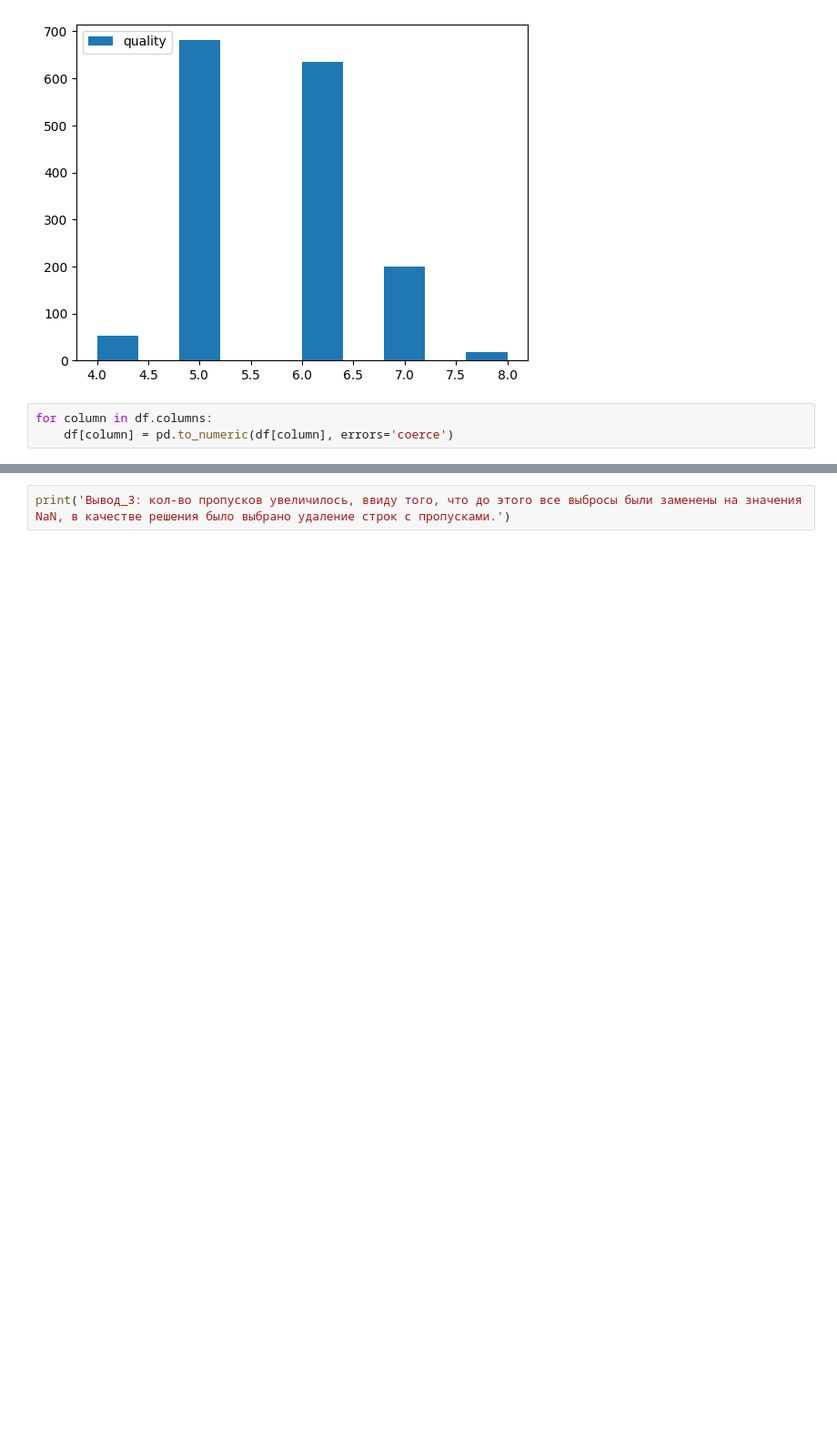
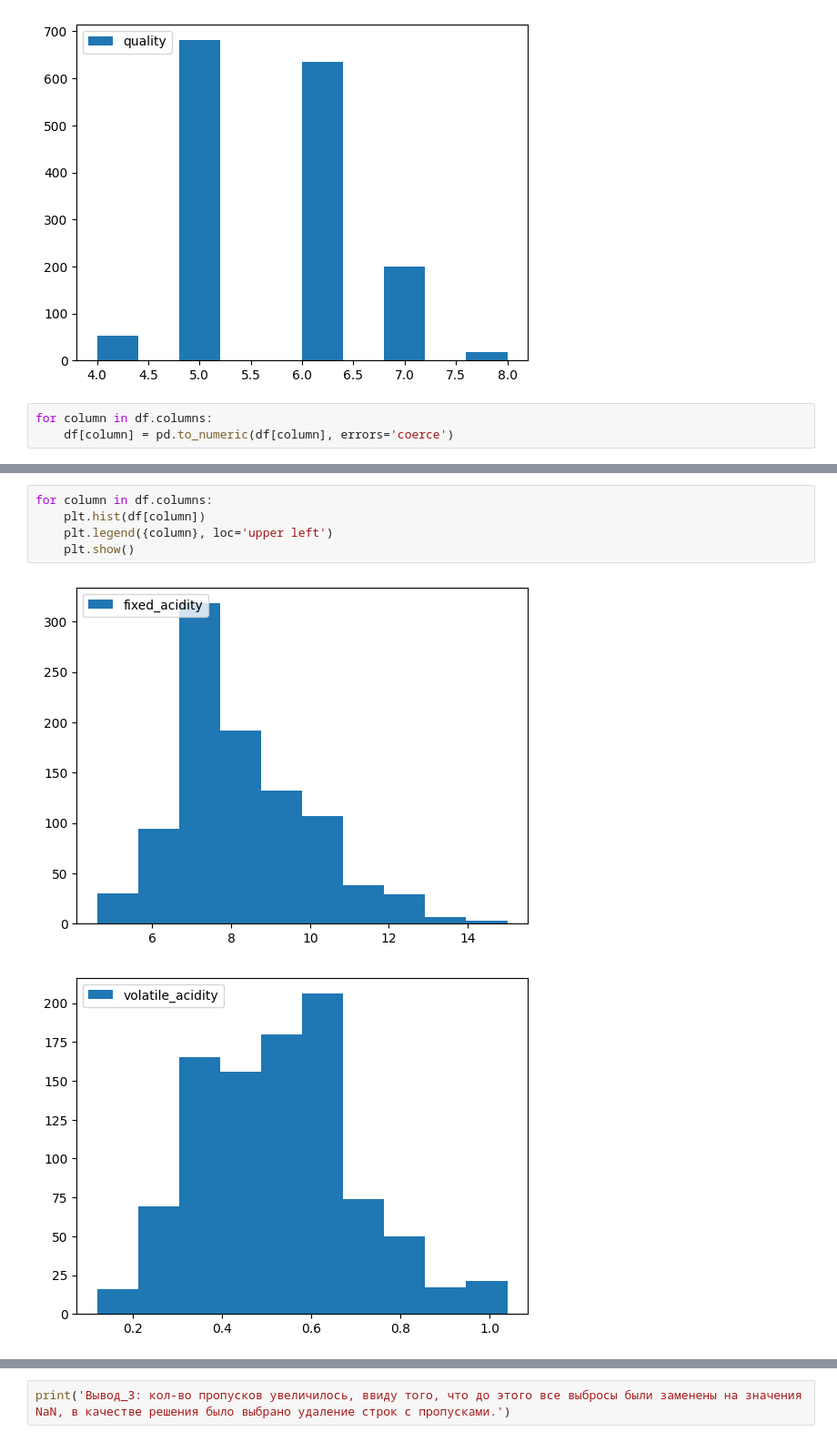
Before and after one commit to LmaoTheRofl/Homework, a Jupyter notebook: AI_task_1.ipynb, the cells around one changed output, grey strips where cells are left out. Shown: that part at 91% size. Cells and saved outputs as stored; diff of their text form; blank space fills up the shorter version.

```diff
--- a/AI_task_1.ipynb
+++ b/AI_task_1.ipynb
@@ -94,0 +141,8 @@ for column in df.columns:
+# %%
+for column in df.columns:
+    plt.hist(df[column])
+    plt.legend({column}, loc='upper left')
+    plt.show()
+# %% [output]
+[figure, added]
+[figure, added]
```
Also changed, not shown: parts of 16 cells of this notebook, 1 other file.
